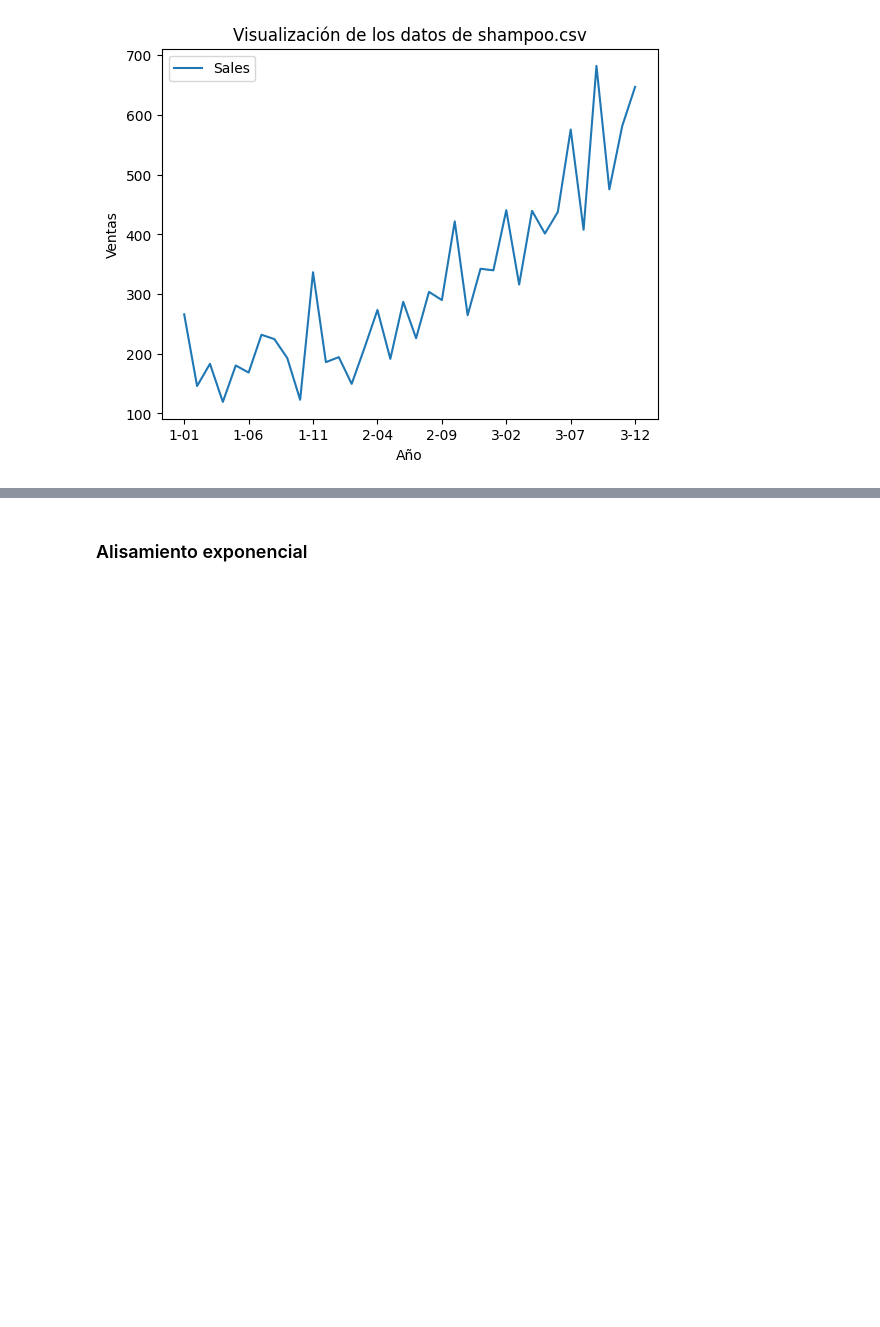
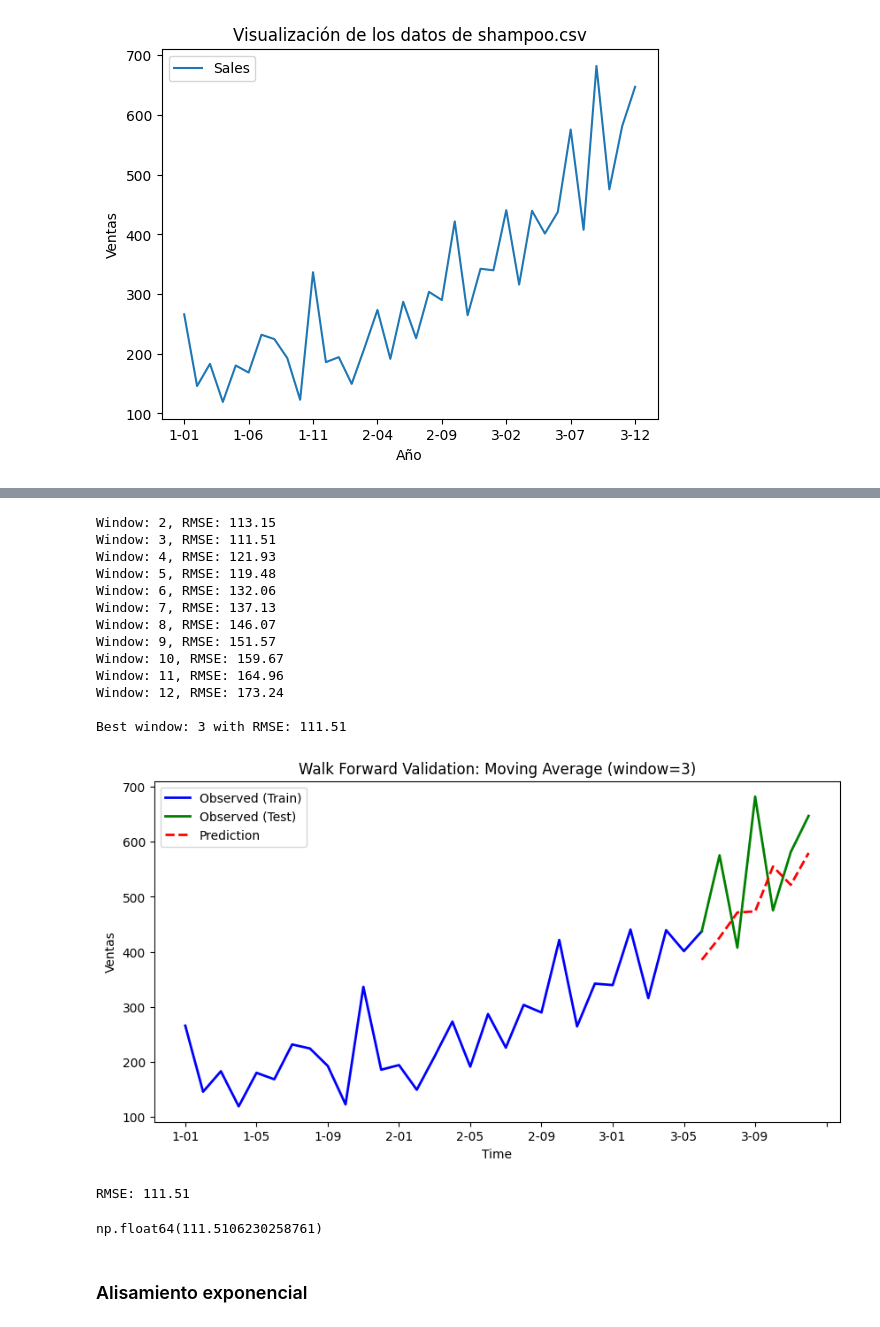
Before and after one commit to Its-Japo/DataScience, a Jupyter notebook: Lab1/main.ipynb, the cells around one changed output, grey strips where cells are left out. Saved outputs shown, nothing was run; the diff lists cells and outputs as text; code cells hidden in the pictures; blank space fills up the shorter version.

Commit message:
feat: moving averages for shampoo dataset

```diff
--- a/Lab1/main.ipynb
+++ b/Lab1/main.ipynb
@@ -212,3 +130,50 @@ RMSE: 121.93
+# %%
+best_rmse = float('inf')
+best_window = None
+best_preds = None
+
+for window in range(2, 13):
+    history = list(train['Sales'])
+    preds = []
+    for t in range(len(test)):
+        if len(history) >= window:
+            pred = np.mean(history[-window:])
+        else:
+            pred = np.mean(history)
+        preds.append(pred)
+        history.append(test['Sales'].iloc[t])
+    rmse = np.sqrt(mean_squared_error(test['Sales'], preds))
+    print(f"Window: {window}, RMSE: {rmse:.2f}")
+    if rmse < best_rmse:
+        best_rmse = rmse
+        best_window = window
+        best_preds = preds
+
+print(f"\nBest window: {best_window} with RMSE: {best_rmse:.2f}")
+
+# Plot the best result
+plot_walk_forward(
+    train, test, best_preds, col='Sales',
+    title=f"Walk Forward Validation: Moving Average (window={best_window})",
+    ylabel="Ventas"
+)
+# %% [output]
+Window: 2, RMSE: 113.15
+Window: 3, RMSE: 111.51
+Window: 4, RMSE: 121.93
+Window: 5, RMSE: 119.48
+Window: 6, RMSE: 132.06
+Window: 7, RMSE: 137.13
+Window: 8, RMSE: 146.07
+Window: 9, RMSE: 151.57
+Window: 10, RMSE: 159.67
+Window: 11, RMSE: 164.96
+Window: 12, RMSE: 173.24
+
+Best window: 3 with RMSE: 111.51
+[figure, added]
+RMSE: 111.51
+np.float64(111.5106230258761)
 # %% [markdown]
 ### Alisamiento exponencial
 # %% [markdown]
```
Also changed, not shown: parts of 11 cells of this notebook.
